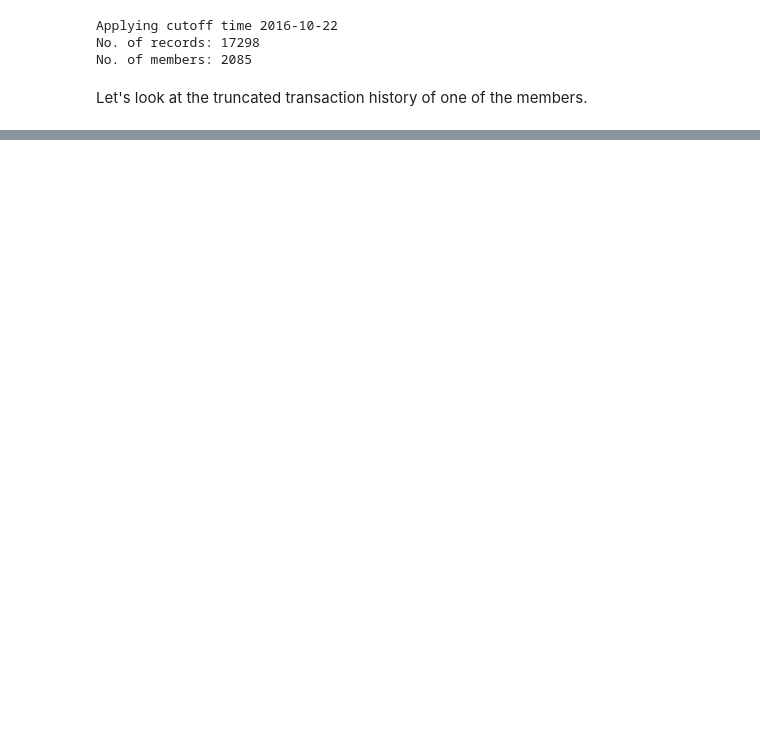
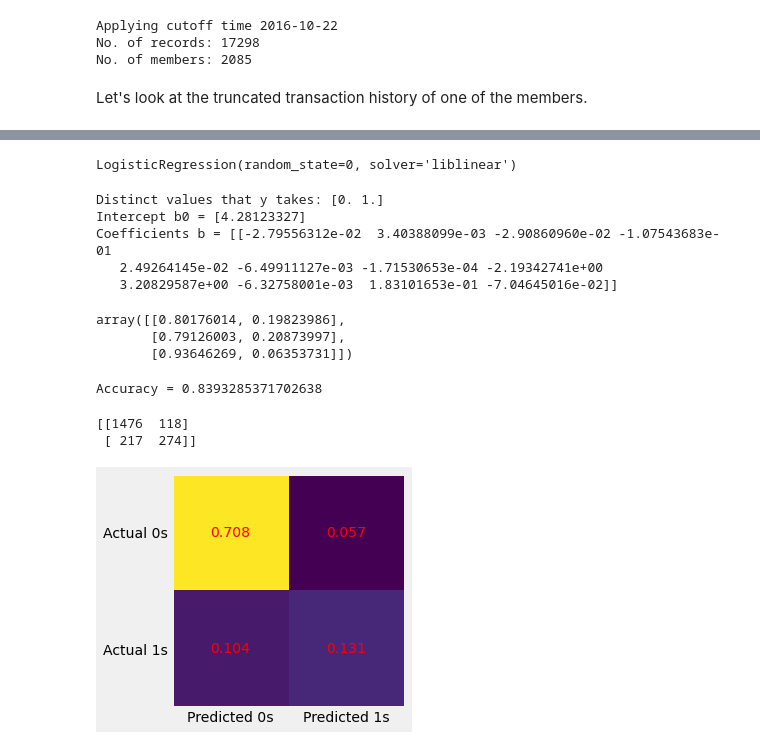
Before and after one commit to ysereda/Springboard, a Jupyter notebook: Capstone2_CustomerChurn.ipynb, the cells around one changed output, grey strips where cells are left out. Drawn from its saved outputs; the diff is of its cells as text; code cells hidden in the pictures; blank space fills up the shorter version.

Commit message:
Add files via upload
Logistic Regression for 1 transaction per customer: without and with split, cross-validation.

```diff
--- a/Capstone2_CustomerChurn.ipynb
+++ b/Capstone2_CustomerChurn.ipynb
@@ -1486,0 +1565,4 @@ tr.shape
+# %%
+y = df_dummy.loc[df_dummy['is_churn'] != 2, ['is_churn']]
+y = np.ravel(y)
+y[:5]
@@ -1486,0 +1574,2 @@ tr.shape
+# %%
+log_reg = LogisticRegression(solver='liblinear', random_state=0) # Create a model
@@ -1486,0 +1578,46 @@ tr.shape
+# %%
+log_reg.fit(x, y) # Train model
+# %% [output]
+LogisticRegression(random_state=0, solver='liblinear')
+# %%
+print("Distinct values that y takes:",log_reg.classes_)
+print("Intercept b0 =", log_reg.intercept_)
+print("Coefficients b =", log_reg.coef_)
+# %% [output]
+Distinct values that y takes: [0. 1.]
+Intercept b0 = [4.28123327]
+Coefficients b = [[-2.79556312e-02  3.40388099e-03 -2.90860960e-02 -1.07543683e-01
+   2.49264145e-02 -6.49911127e-03 -1.71530653e-04 -2.19342741e+00
+   3.20829587e+00 -6.32758001e-03  1.83101653e-01 -7.04645016e-02]]
+# %%
+# Evaluate the Model
+log_reg.predict_proba(x)[:3] # probability of y=0 (1st column) and y=1 (2nd column)
+# %% [output]
+array([[0.80176014, 0.19823986],
+       [0.79126003, 0.20873997],
+       [0.93646269, 0.06353731]])
+# %%
+pred = log_reg.predict(x) # predicted values
+# %%
+print("Accuracy =",log_reg.score(x, y)) # proportion of correct predictions
+# %% [output]
+Accuracy = 0.8393285371702638
+# %%
+cm = confusion_matrix(y, pred)
+print(cm) # [TN, FP], [FN, TP]
+
+fig, ax = plt.subplots(figsize=(4, 4))
+ax.imshow(cm)
+ax.grid(False)
+ax.xaxis.set(ticks=(0, 1), ticklabels=('Predicted 0s', 'Predicted 1s'))
+ax.yaxis.set(ticks=(0, 1), ticklabels=('Actual 0s', 'Actual 1s'))
+ax.set_ylim(1.5, -0.5)
+for i in range(2):
+    for j in range(2):
+        #ax.text(j, i, cm[i, j], ha='center', va='center', color='red') # counts
+        ax.text(j, i, round(cm[i, j]/np.sum(cm),3), ha='center', va='center', color='red') # proportions
+plt.show();
+# %% [output]
+[[1476  118]
+ [ 217  274]]
+[figure, added]
```
Also changed, not shown: parts of 44 cells of this notebook.
